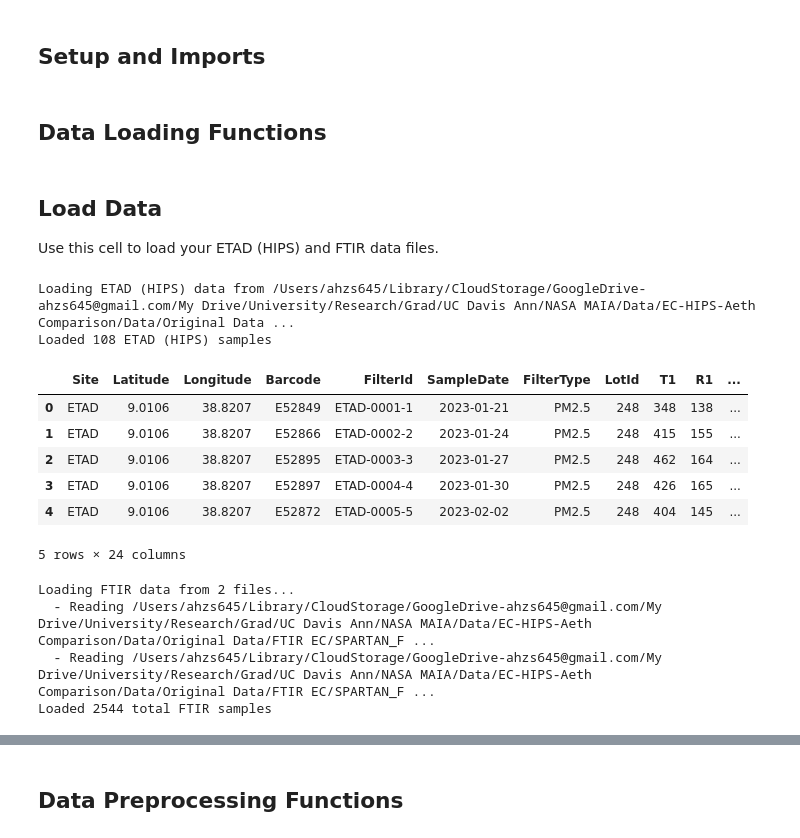
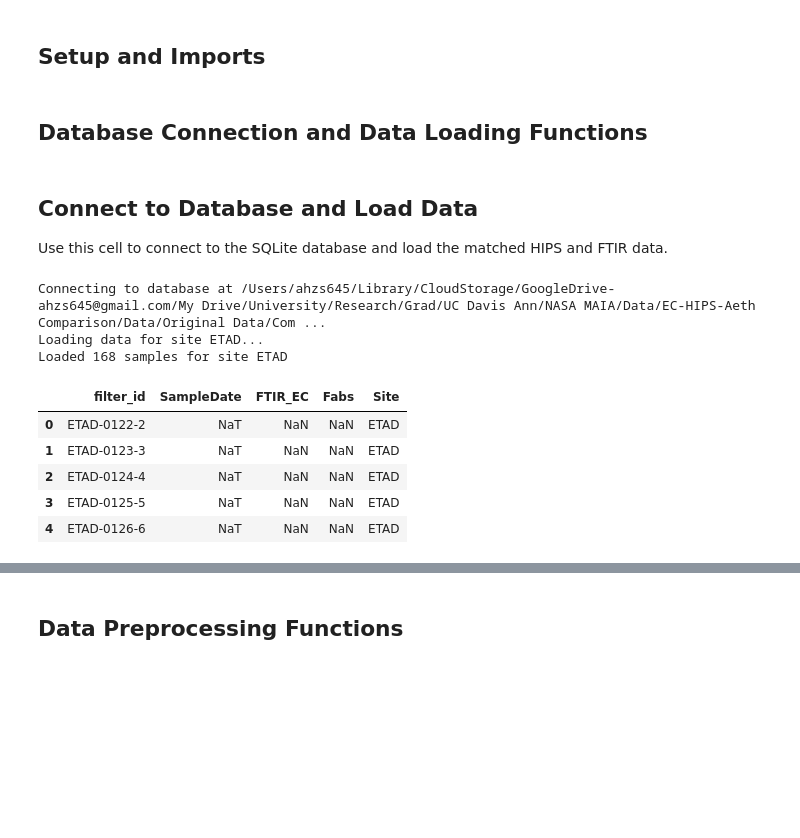
Before and after one commit to ahzs645/aethdata-analysis, a Jupyter notebook: EC HIPS/Sectioned Analysis.ipynb, the cells around one changed output, grey strips where cells are left out. Saved outputs shown, nothing was run; the diff lists cells and outputs as text; code cells hidden in the pictures; blank space fills up the shorter version.

```diff
--- a/EC HIPS/Sectioned Analysis.ipynb
+++ b/EC HIPS/Sectioned Analysis.ipynb
@@ -24,5 +25,5 @@ plt.rcParams['figure.dpi'] = 100
 output_dir = 'output/hips_analysis'
 os.makedirs(output_dir, exist_ok=True)
 # %% [markdown]
-## Data Loading Functions
+## Database Connection and Data Loading Functions
 # %%
@@ -59,31 +69,23 @@ def load_ftir_data(filepaths):
 # %% [markdown]
-## Load Data
+## Connect to Database and Load Data
 
-Use this cell to load your ETAD (HIPS) and FTIR data files.
+Use this cell to connect to the SQLite database and load the matched HIPS and FTIR data.
 # %%
-# Define filepaths - update these with your actual paths
-etad_data_path = "/Users/ahzs645/Library/CloudStorage/GoogleDrive-ahzs645@gmail.com/My Drive/University/Research/Grad/UC Davis Ann/NASA MAIA/Data/EC-HIPS-Aeth Comparison/Data/Original Data/HIPS BC/ETAD_data_2023.csv"  # Update with your path
-ftir_data_paths = [
-    "/Users/ahzs645/Library/CloudStorage/GoogleDrive-ahzs645@gmail.com/My Drive/University/Research/Grad/UC Davis Ann/NASA MAIA/Data/EC-HIPS-Aeth Comparison/Data/Original Data/FTIR EC/SPARTAN_FTIR data batch 2 and 3 resubmitted with MDLs.csv",  # Update with your path
-    "/Users/ahzs645/Library/CloudStorage/GoogleDrive-ahzs645@gmail.com/My Drive/University/Research/Grad/UC Davis Ann/NASA MAIA/Data/EC-HIPS-Aeth Comparison/Data/Original Data/FTIR EC/SPARTAN_FTIR data_batch 4_ Nov2022 to March2024.csv"  # Update with your path
-]
+# Define database path - update with your actual path
+db_path = '/Users/ahzs645/Library/CloudStorage/GoogleDrive-ahzs645@gmail.com/My Drive/University/Research/Grad/UC Davis Ann/NASA MAIA/Data/EC-HIPS-Aeth Comparison/Data/Original Data/Combined Database/spartan_ftir_hips.db'
 
-# Load ETAD (HIPS) data
-etad_data = load_etad_data(etad_data_path)
+# Connect to database
+conn = connect_to_database(db_path)
 
-# Load FTIR data
-ftir_data = load_ftir_data(ftir_data_paths)
+# Load matched data for ETAD site
+analysis_data = load_data_from_database(conn, site_code='ETAD')
 # %% [output]
-Loading ETAD (HIPS) data from /Users/ahzs645/Library/CloudStorage/GoogleDrive-ahzs645@gmail.com/My Drive/University/Research/Grad/UC Davis Ann/NASA MAIA/Data/EC-HIPS-Aeth Comparison/Data/Original Data ...
-Loaded 108 ETAD (HIPS) samples
+Connecting to database at /Users/ahzs645/Library/CloudStorage/GoogleDrive-ahzs645@gmail.com/My Drive/University/Research/Grad/UC Davis Ann/NASA MAIA/Data/EC-HIPS-Aeth Comparison/Data/Original Data/Com ...
+Loading data for site ETAD...
+Loaded 168 samples for site ETAD
-|  | Site | Latitude | Longitude | Barcode | FilterId | SampleDate | FilterType | LotId | T1 | R1 | ... |
-| 0 | ETAD | 9.0106 | 38.8207 | E52849 | ETAD-0001-1 | 2023-01-21 | PM2.5 | 248 | 348 | 138 | ... |
-| 1 | ETAD | 9.0106 | 38.8207 | E52866 | ETAD-0002-2 | 2023-01-24 | PM2.5 | 248 | 415 | 155 | ... |
-| 2 | ETAD | 9.0106 | 38.8207 | E52895 | ETAD-0003-3 | 2023-01-27 | PM2.5 | 248 | 462 | 164 | ... |
-| 3 | ETAD | 9.0106 | 38.8207 | E52897 | ETAD-0004-4 | 2023-01-30 | PM2.5 | 248 | 426 | 165 | ... |
-| 4 | ETAD | 9.0106 | 38.8207 | E52872 | ETAD-0005-5 | 2023-02-02 | PM2.5 | 248 | 404 | 145 | ... |
+|  | filter_id | SampleDate | FTIR_EC | Fabs | Site |
+| 0 | ETAD-0122-2 | NaT | NaN | NaN | ETAD |
+| 1 | ETAD-0123-3 | NaT | NaN | NaN | ETAD |
+| 2 | ETAD-0124-4 | NaT | NaN | NaN | ETAD |
+| 3 | ETAD-0125-5 | NaT | NaN | NaN | ETAD |
+| 4 | ETAD-0126-6 | NaT | NaN | NaN | ETAD |
-5 rows × 24 columns
-Loading FTIR data from 2 files...
-  - Reading /Users/ahzs645/Library/CloudStorage/GoogleDrive-ahzs645@gmail.com/My Drive/University/Research/Grad/UC Davis Ann/NASA MAIA/Data/EC-HIPS-Aeth Comparison/Data/Original Data/FTIR EC/SPARTAN_F ...
-  - Reading /Users/ahzs645/Library/CloudStorage/GoogleDrive-ahzs645@gmail.com/My Drive/University/Research/Grad/UC Davis Ann/NASA MAIA/Data/EC-HIPS-Aeth Comparison/Data/Original Data/FTIR EC/SPARTAN_F ...
-Loaded 2544 total FTIR samples
```
Also changed, not shown: parts of 12 cells of this notebook, 3 other files.
